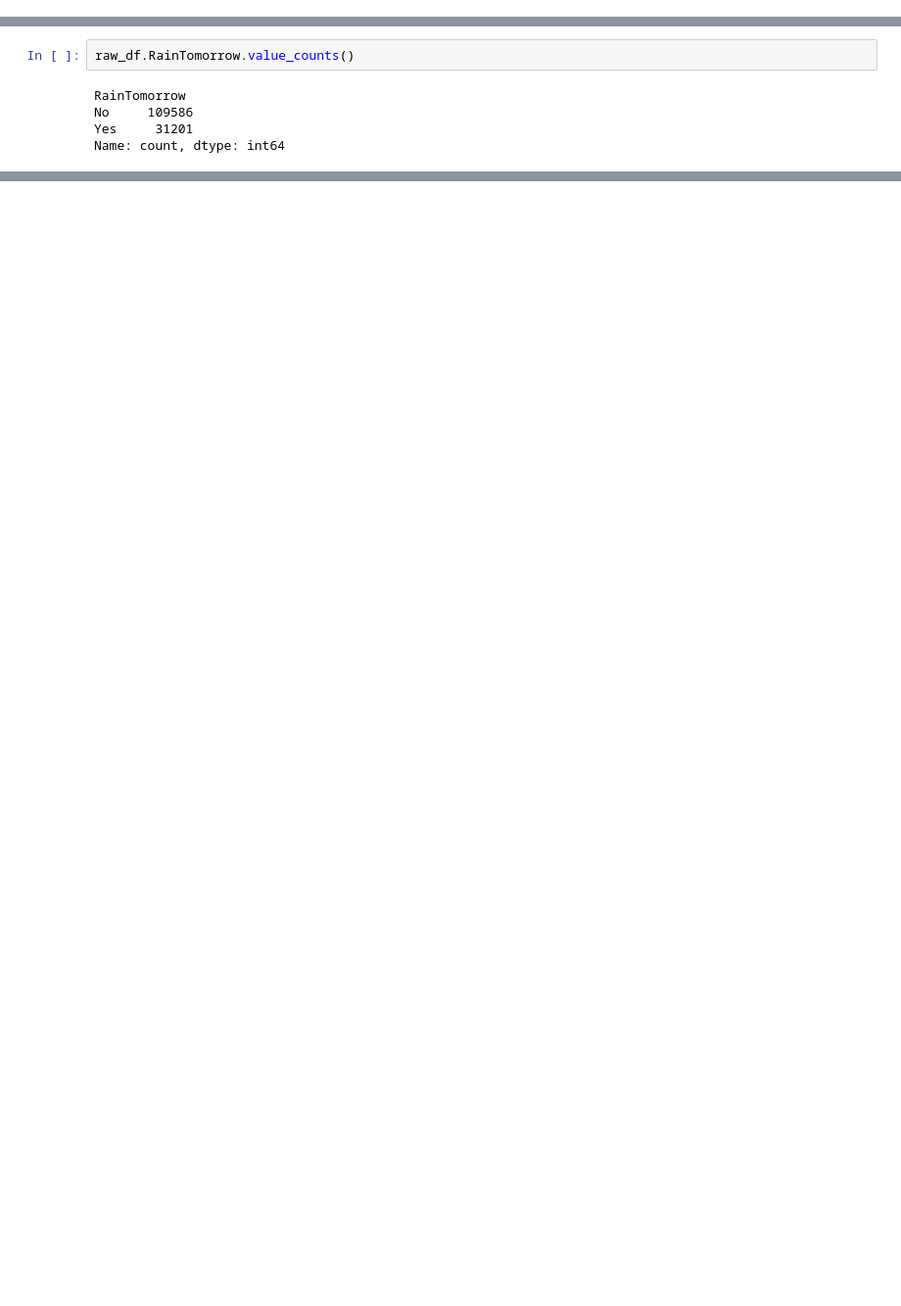
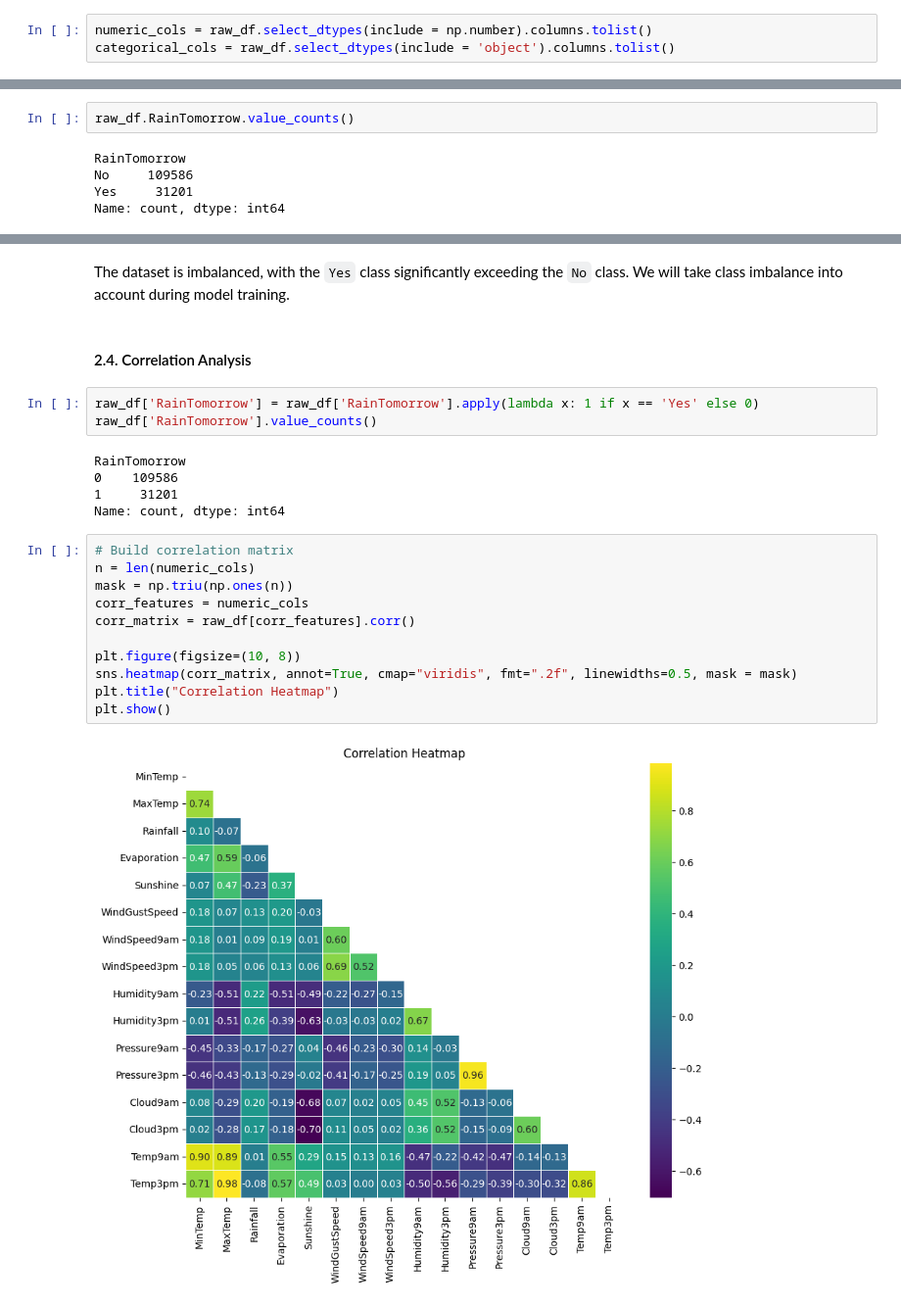
Before and after one commit to roldugina/streamlit_australia_rain, a Jupyter notebook: weatherAUS.ipynb, the cells around one changed output, grey strips where cells are left out. Shown at 98% size. Drawn from its saved outputs; the diff is of its cells as text; blank space fills up the shorter version.

```diff
--- a/weatherAUS.ipynb
+++ b/weatherAUS.ipynb
@@ -26,0 +137,3 @@ raw_df.dropna(subset=['RainToday', 'RainTomorrow'], inplace=True)
+# %%
+numeric_cols = raw_df.select_dtypes(include = np.number).columns.tolist()
+categorical_cols = raw_df.select_dtypes(include = 'object').columns.tolist()
@@ -379,0 +190,26 @@ joblib.dump(rf_model, "models/rf_model.joblib")
+# %% [markdown]
+The dataset is imbalanced, with the `Yes` class significantly exceeding the `No` class.
+We will take class imbalance into account during model training.
+# %% [markdown]
+#### 2.4. Correlation Analysis
+# %%
+raw_df['RainTomorrow'] = raw_df['RainTomorrow'].apply(lambda x: 1 if x == 'Yes' else 0)
+raw_df['RainTomorrow'].value_counts()
+# %% [output]
+RainTomorrow
+0    109586
+1     31201
+Name: count, dtype: int64
+# %%
+# Build correlation matrix
+n = len(numeric_cols)
+mask = np.triu(np.ones(n))
+corr_features = numeric_cols
+corr_matrix = raw_df[corr_features].corr()
+
+plt.figure(figsize=(10, 8))
+sns.heatmap(corr_matrix, annot=True, cmap="viridis", fmt=".2f", linewidths=0.5, mask = mask)
+plt.title("Correlation Heatmap")
+plt.show()
+# %% [output]
+[figure, added]
```
Also changed, not shown: parts of 105 cells of this notebook, 5 other files.
